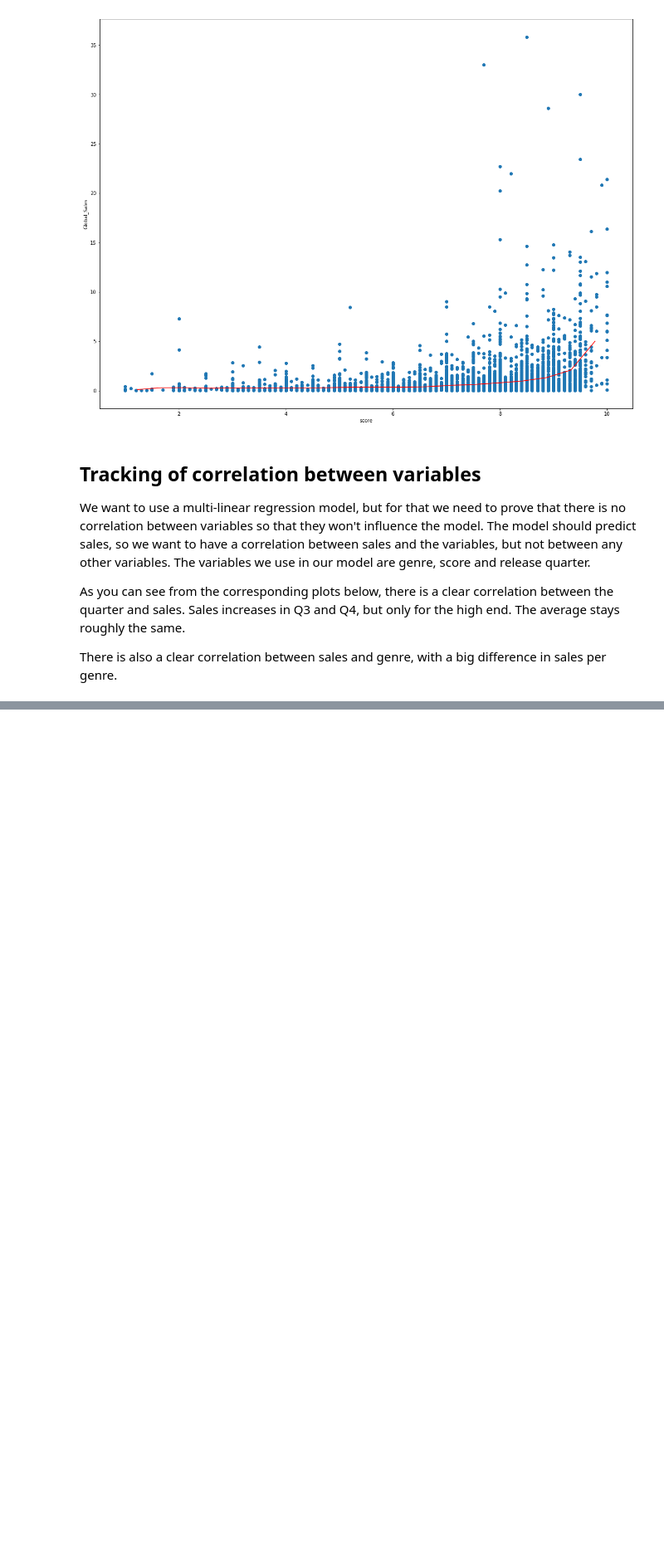
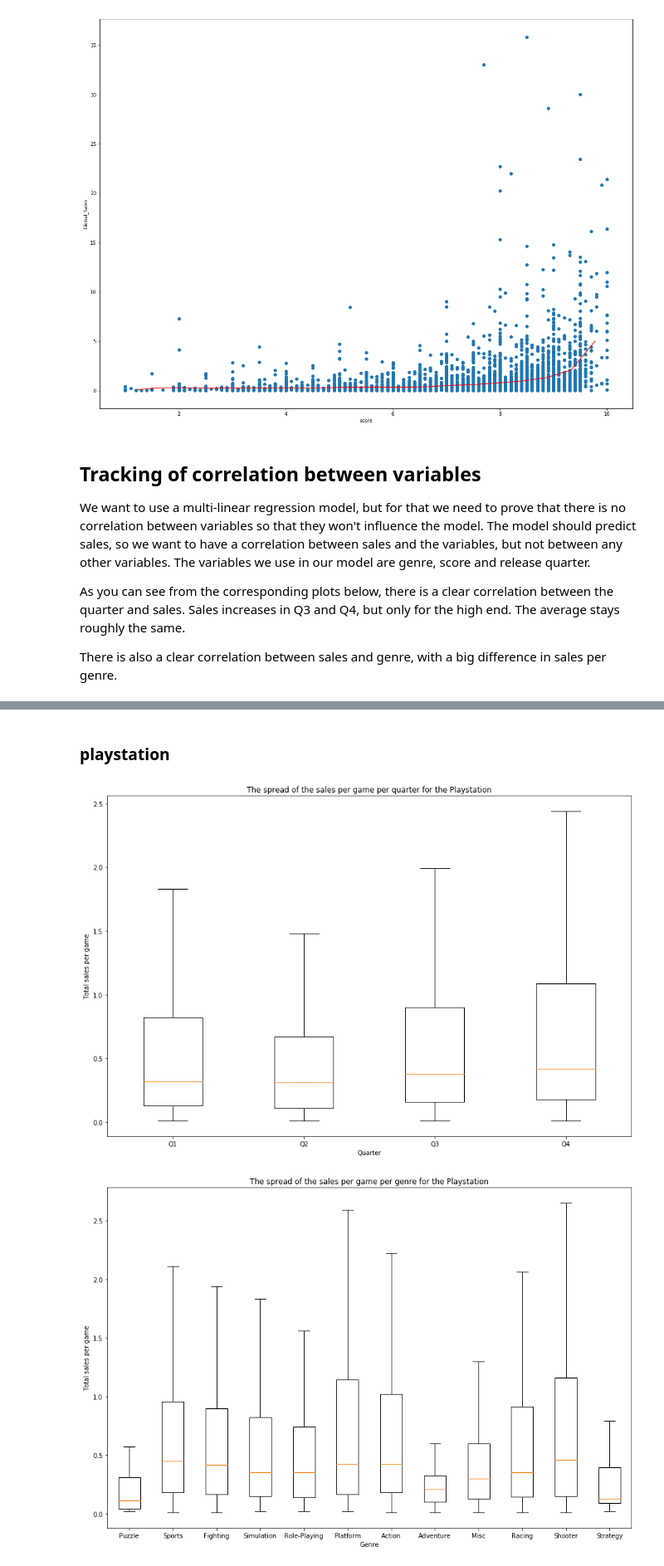
Before and after one commit to Archifer/SDA-Project, a Jupyter notebook: Floris.ipynb, the cells around one changed output, grey strips where cells are left out. Shown at 83% size. Drawn from its saved outputs; the diff is of its cells as text; code cells hidden in the pictures; blank space fills up the shorter version.

```diff
--- a/Floris.ipynb
+++ b/Floris.ipynb
@@ -255,0 +273,22 @@ I expect that different genres especially differ greatly for each of these 4, bu
+# %% [markdown]
+### playstation
+# %%
+#scores and sales
+scores = get_all_from_data(key_score, data_playstation)
+sales = get_all_from_data(key_global, data_playstation)
+
+# categorical data
+genres, genre_data = split_categorical_key(key_genre, data_playstation)
+quarters, quarter_data = split_categorical_key(key_release_q, data_playstation)
+genre_data = from_lod_to_dol(genre_data)
+quarter_data= from_lod_to_dol(quarter_data)
+
+# xbox
+plot_box_plot(quarter_data, ['Q1', 'Q2', 'Q3', 'Q4'], sales, 'Total sales per game', 'Quarter', 'The spread of the sales per game per quarter for the Playstation')
+plot_box_plot(genre_data, genres, sales, 'Total sales per game', 'Genre', 'The spread of the sales per game per genre for the Playstation')
+
+plot_box_plot(quarter_data, ['Q1', 'Q2', 'Q3', 'Q4'], scores, 'Scores per game', 'Quarter', 'The spread of the scores per game per quarter for the Playstation')
+plot_box_plot(genre_data, genres, scores, 'Scores per game', 'Genre', 'The spread of the scores per game per genre for the Playstation')
+# %% [output]
+[figure, added]
+[figure, added]
```
Also changed, not shown: parts of 13 cells of this notebook.
